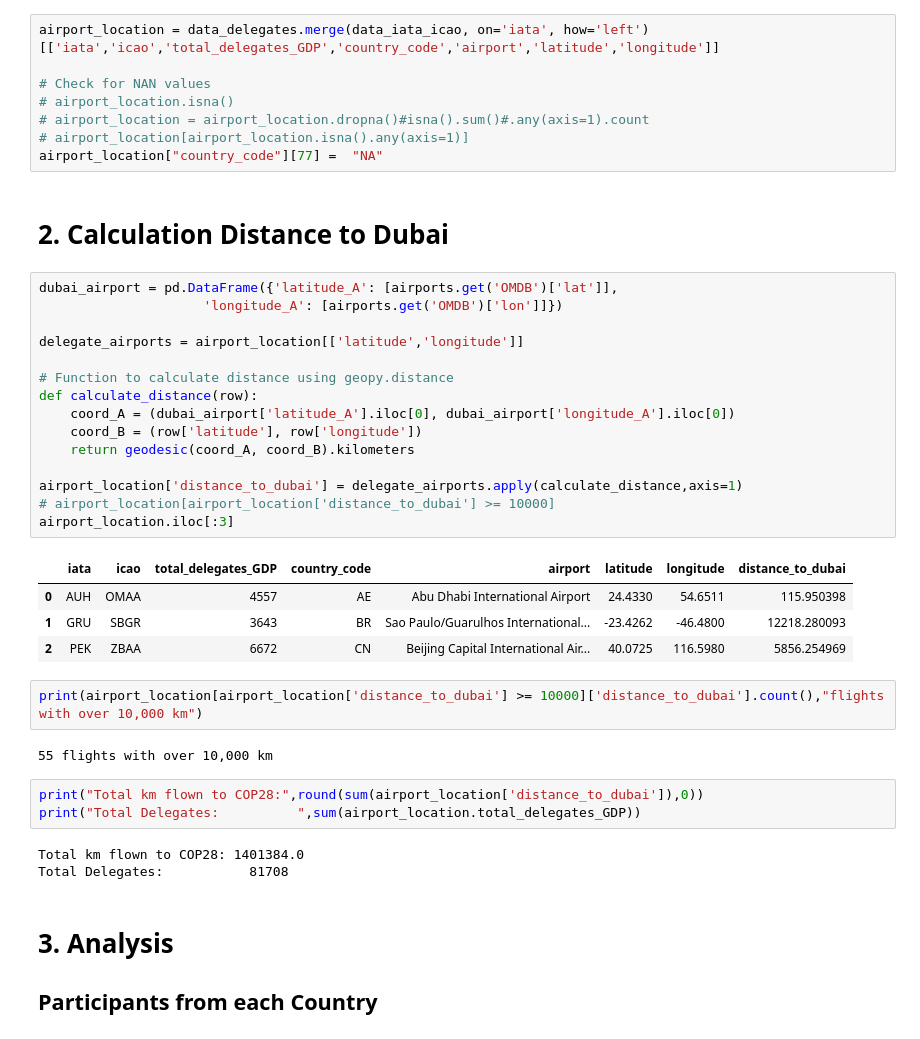
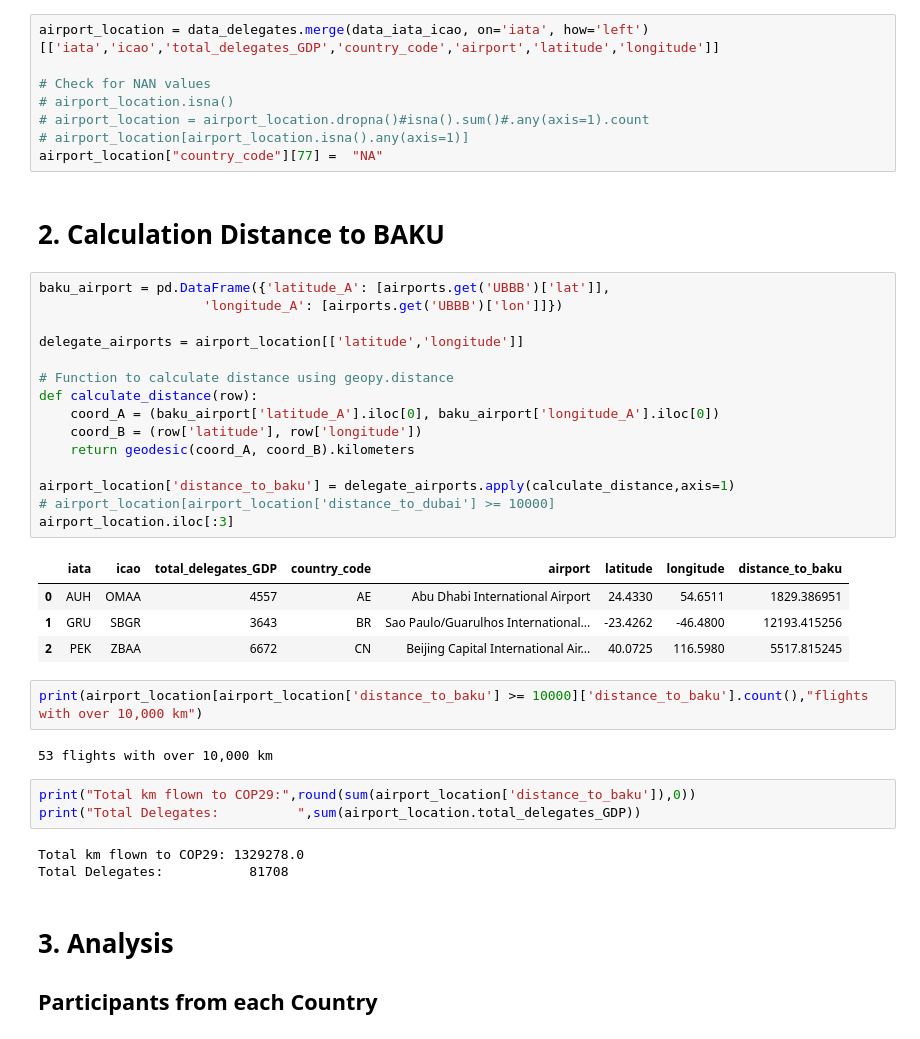
Before and after one commit to lukasschirren/COP_flight_analysis, a Jupyter notebook: cop29_flight_analysis.ipynb, the cells around one changed output. Drawn from its saved outputs; the diff is of its cells as text.

```diff
--- a/cop28_delegate_list.ipynb
+++ b/cop29_flight_analysis.ipynb
@@ -60,36 +60,36 @@ airport_location = data_delegates.merge(data_iata_icao, on='iata', how='left')[[
 # airport_location[airport_location.isna().any(axis=1)]
 airport_location["country_code"][77] =  "NA"
 # %% [markdown]
-# 2. Calculation Distance to Dubai
+# 2. Calculation Distance to BAKU
 # %%
-dubai_airport = pd.DataFrame({'latitude_A': [airports.get('OMDB')['lat']],
-                     'longitude_A': [airports.get('OMDB')['lon']]})
+baku_airport = pd.DataFrame({'latitude_A': [airports.get('UBBB')['lat']],
+                     'longitude_A': [airports.get('UBBB')['lon']]})
 
 delegate_airports = airport_location[['latitude','longitude']]
 
 # Function to calculate distance using geopy.distance
 def calculate_distance(row):
-    coord_A = (dubai_airport['latitude_A'].iloc[0], dubai_airport['longitude_A'].iloc[0])
+    coord_A = (baku_airport['latitude_A'].iloc[0], baku_airport['longitude_A'].iloc[0])
     coord_B = (row['latitude'], row['longitude'])
     return geodesic(coord_A, coord_B).kilometers
 
-airport_location['distance_to_dubai'] = delegate_airports.apply(calculate_distance,axis=1)
+airport_location['distance_to_baku'] = delegate_airports.apply(calculate_distance,axis=1)
 # airport_location[airport_location['distance_to_dubai'] >= 10000]
 airport_location.iloc[:3]
 # %% [output]
-|  | iata | icao | total_delegates_GDP | country_code | airport | latitude | longitude | distance_to_dubai |
-| 0 | AUH | OMAA | 4557 | AE | Abu Dhabi International Airport | 24.4330 | 54.6511 | 115.950398 |
-| 1 | GRU | SBGR | 3643 | BR | Sao Paulo/Guarulhos International... | -23.4262 | -46.4800 | 12218.280093 |
-| 2 | PEK | ZBAA | 6672 | CN | Beijing Capital International Air... | 40.0725 | 116.5980 | 5856.254969 |
+|  | iata | icao | total_delegates_GDP | country_code | airport | latitude | longitude | distance_to_baku |
+| 0 | AUH | OMAA | 4557 | AE | Abu Dhabi International Airport | 24.4330 | 54.6511 | 1829.386951 |
+| 1 | GRU | SBGR | 3643 | BR | Sao Paulo/Guarulhos International... | -23.4262 | -46.4800 | 12193.415256 |
+| 2 | PEK | ZBAA | 6672 | CN | Beijing Capital International Air... | 40.0725 | 116.5980 | 5517.815245 |
 # %%
-print(airport_location[airport_location['distance_to_dubai'] >= 10000]['distance_to_dubai'].count(),"flights with over 10,000 km")
+print(airport_location[airport_location['distance_to_baku'] >= 10000]['distance_to_baku'].count(),"flights with over 10,000 km")
 # %% [output]
-55 flights with over 10,000 km
+53 flights with over 10,000 km
 # %%
-print("Total km flown to COP28:",round(sum(airport_location['distance_to_dubai']),0))
+print("Total km flown to COP29:",round(sum(airport_location['distance_to_baku']),0))
 print("Total Delegates:          ",sum(airport_location.total_delegates_GDP))
 # %% [output]
-Total km flown to COP28: 1401384.0
+Total km flown to COP29: 1329278.0
 Total Delegates:           81708
 # %% [markdown]
 # 3. Analysis
```
Also changed, not shown: parts of 8 cells of this notebook, 5 other files.
